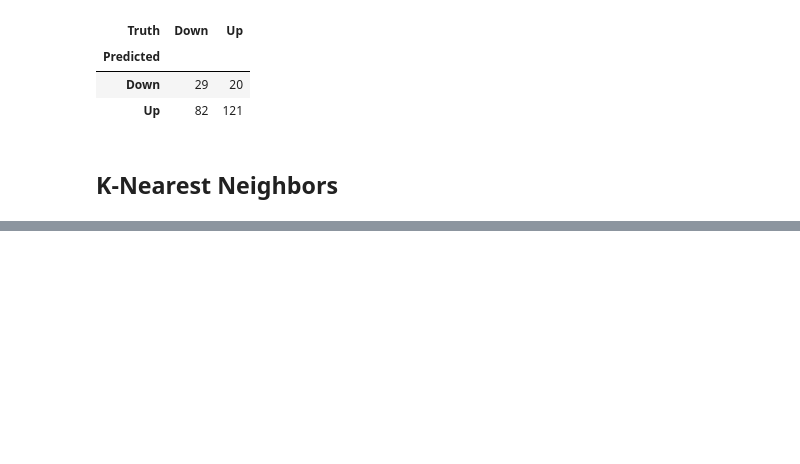
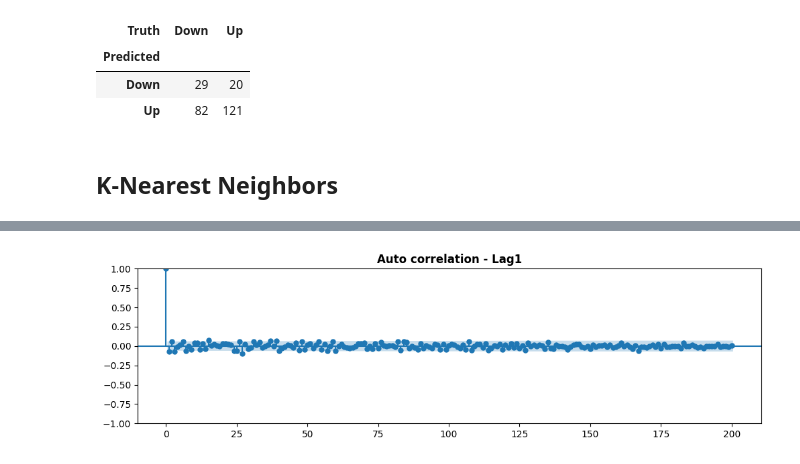
Before and after one commit to SandroAlex/statistical-learning, a Jupyter notebook: islp/chapter4_classification.ipynb, the cells around one changed output, grey strips where cells are left out. Drawn from its saved outputs; the diff is of its cells as text; code cells hidden in the pictures; blank space fills up the shorter version.

```diff
--- a/islp/chapter4_classification.ipynb
+++ b/islp/chapter4_classification.ipynb
@@ -326,0 +370,7 @@ confusion_table(nb_labels , L_test)
+# %%
+_, ax = plt.subplots(1, 1, figsize=(12, 3))
+plot_acf(x=df_weekly.Lag1, lags=200, ax=ax)
+ax.set_title("Auto correlation - Lag1", weight="bold")
+plt.show()
+# %% [output]
+[figure, added]
```
Also changed, not shown: parts of 17 cells of this notebook.
